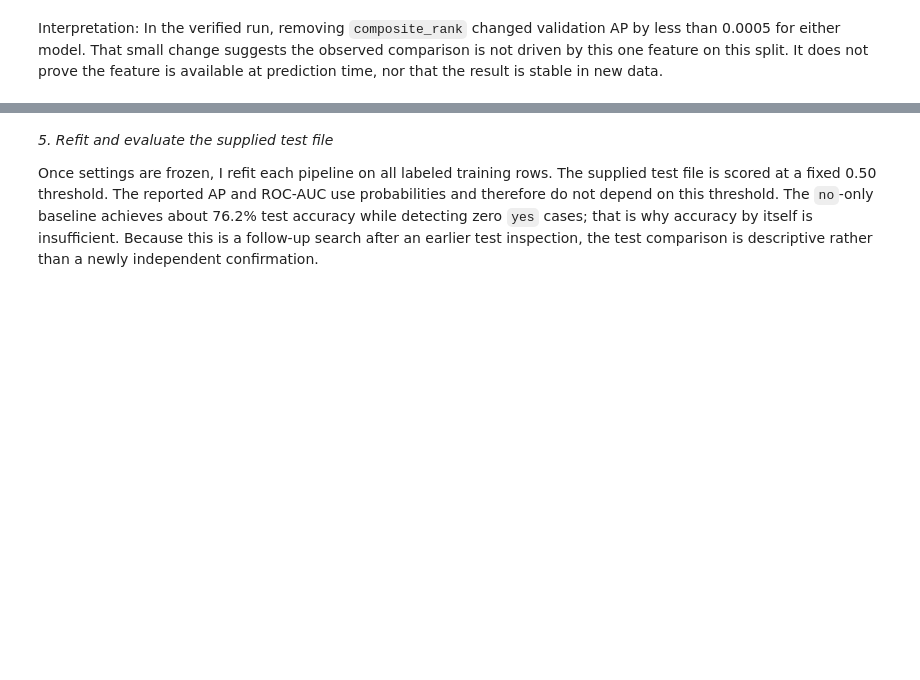
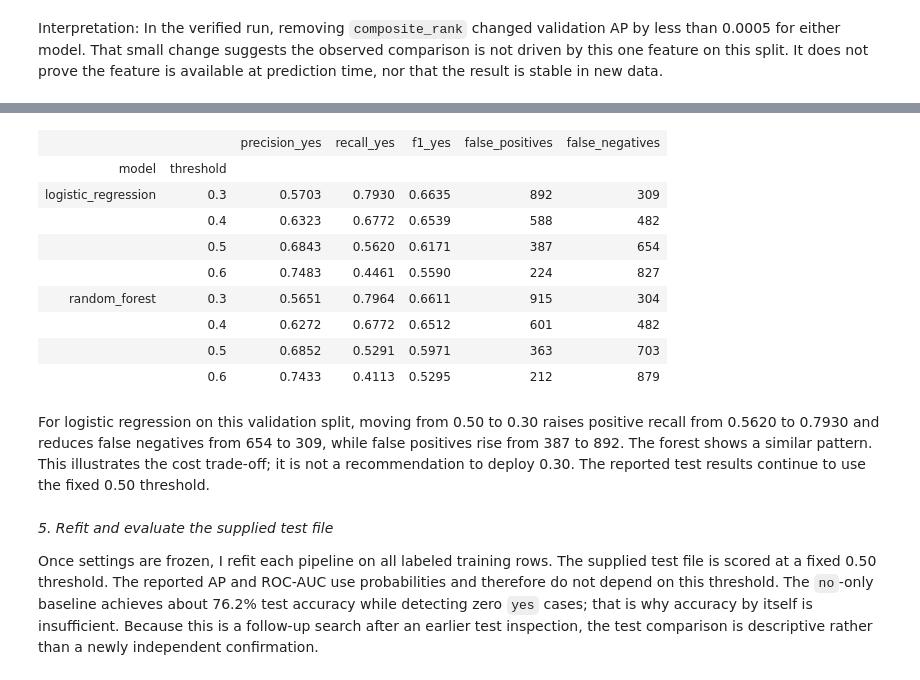
Before and after one commit to Beareatlemon/IN6227-Assignment1-Variant1, a Jupyter notebook: IN6227-Assignment-1.ipynb, the cells around one changed output, grey strips where cells are left out. Cells and saved outputs as stored; diff of their text form; code cells hidden in the pictures; blank space fills up the shorter version.

Commit message:
Explain validation threshold trade-offs

```diff
--- a/IN6227-Assignment-1.ipynb
+++ b/IN6227-Assignment-1.ipynb
@@ -300,3 +304,35 @@ Interpretation: In the verified run, removing `composite_rank` changed validatio
+# %%
+threshold_rows = []
+for family, selected_name in selections.items():
+    pipe = Pipeline([("prep", preprocessing()),
+                     ("classifier", candidates[selected_name])])
+    pipe.fit(X_fit, y_fit)
+    probability = pipe.predict_proba(X_val)[:, 1]
+    for threshold in (0.30, 0.40, 0.50, 0.60):
+        predicted = probability >= threshold
+        tn, fp, fn, tp = confusion_matrix(y_val, predicted).ravel()
+        threshold_rows.append({
+            "model": family, "threshold": threshold,
+            "precision_yes": precision_score(y_val, predicted, zero_division=0),
+            "recall_yes": recall_score(y_val, predicted, zero_division=0),
+            "f1_yes": f1_score(y_val, predicted, zero_division=0),
+            "false_positives": int(fp), "false_negatives": int(fn),
+        })
+threshold_table = pd.DataFrame(threshold_rows).set_index(["model", "threshold"])
+display(threshold_table.round(4))
+# %% [output]
+|  |  | precision_yes | recall_yes | f1_yes | false_positives | false_negatives |
+| model | threshold |  |  |  |  |  |
+| logistic_regression | 0.3 | 0.5703 | 0.7930 | 0.6635 | 892 | 309 |
+|  | 0.4 | 0.6323 | 0.6772 | 0.6539 | 588 | 482 |
+|  | 0.5 | 0.6843 | 0.5620 | 0.6171 | 387 | 654 |
+|  | 0.6 | 0.7483 | 0.4461 | 0.5590 | 224 | 827 |
+| random_forest | 0.3 | 0.5651 | 0.7964 | 0.6611 | 915 | 304 |
+|  | 0.4 | 0.6272 | 0.6772 | 0.6512 | 601 | 482 |
+|  | 0.5 | 0.6852 | 0.5291 | 0.5971 | 363 | 703 |
+|  | 0.6 | 0.7433 | 0.4113 | 0.5295 | 212 | 879 |
+# %% [markdown]
+For logistic regression on this validation split, moving from 0.50 to 0.30 raises positive recall from 0.5620 to 0.7930 and reduces false negatives from 654 to 309, while false positives rise from 387 to 892. The forest shows a similar pattern. This illustrates the cost trade-off; it is not a recommendation to deploy 0.30. The reported test results continue to use the fixed 0.50 threshold.
 # %% [markdown]
 _5. Refit and evaluate the supplied test file_
 
```
Also changed, not shown: parts of 1 cell of this notebook, 1 other file.
